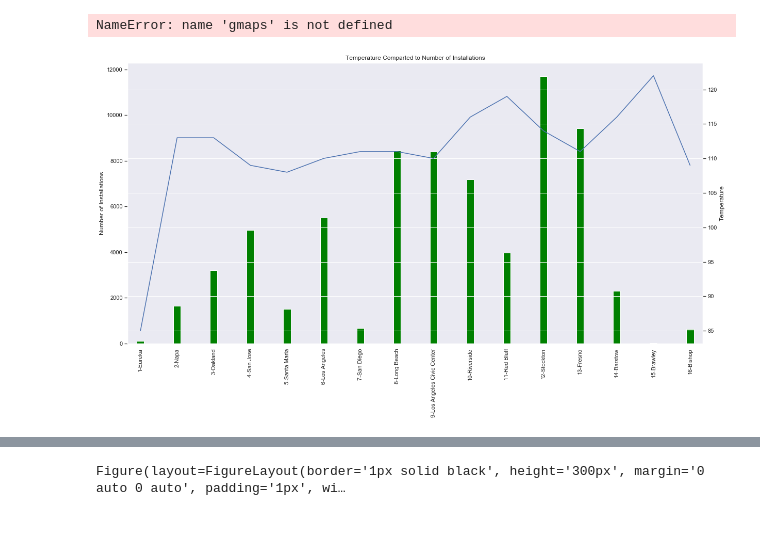
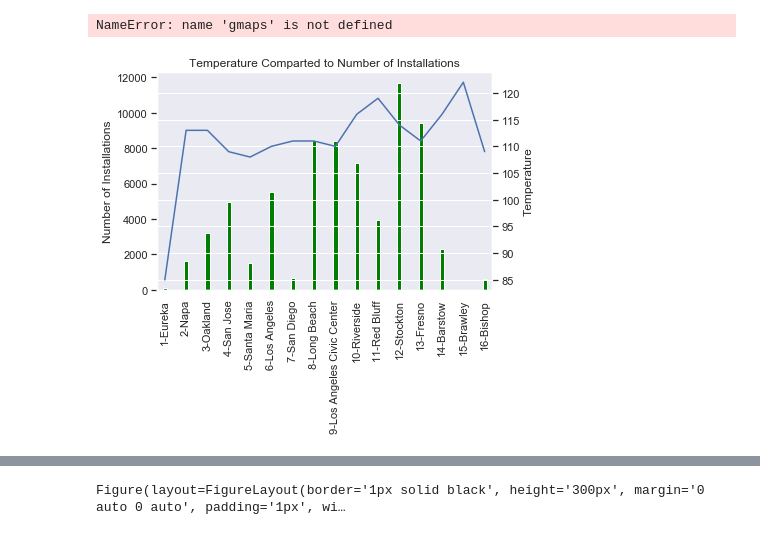
Before and after one commit to dylanmkaiser/Project1, a Jupyter notebook: open_pv_california_2015-V4.ipynb, the cells around one changed output, grey strips where cells are left out. Drawn from its saved outputs; the diff is of its cells as text; code cells hidden in the pictures.

```diff
--- a/open_pv_california_2015-V4.ipynb
+++ b/open_pv_california_2015-V4.ipynb
@@ -182,24 +182,26 @@ fig
 # %% [output]
 NameError: name 'gmaps' is not defined
 # %%
+sns.set()
 #0 HYPTOHESIS TEMPERATURE OF CLIMATE/LOCATION ZONES WILL IMPACT THE NUMBER OF INSTALLATIONS
 fig = plt.figure()
+
 
 ax = fig.add_subplot(111)
 
 labels=summary_by_climatelocation["Climate Zone Ref City"]
 
 summary_by_climatelocation["PV Installations"].plot(x=labels, kind='bar', width =.20, color= "green")
 
 ax1 = ax.twinx()
 ax1=summary_by_climatelocation["Highest Temp Rec"].plot(secondary_y=True)
 ax.grid()
 ax.set_title("Temperature Comparted to Number of Installations")
 ax.set_xticklabels(labels, rotation=90)
 ax.set_ylabel("Number of Installations")
 ax1.set_ylabel("Temperature")
 
 plt.savefig("TemperatureVSInstallations.png")
 plt.show()
 # %% [output]
-[figure, old version]
+[figure, new version]
```
Also changed, not shown: parts of 3 cells of this notebook.
